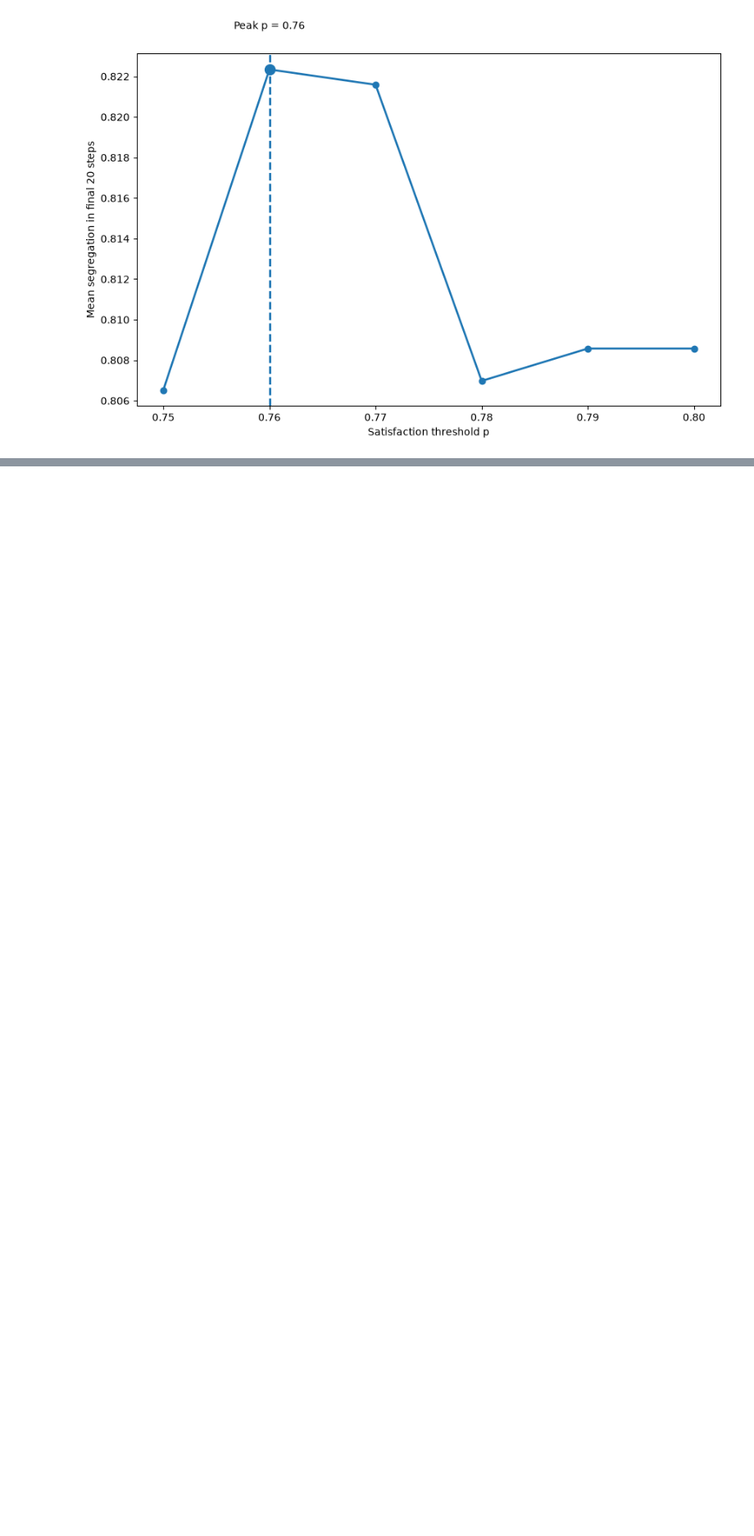
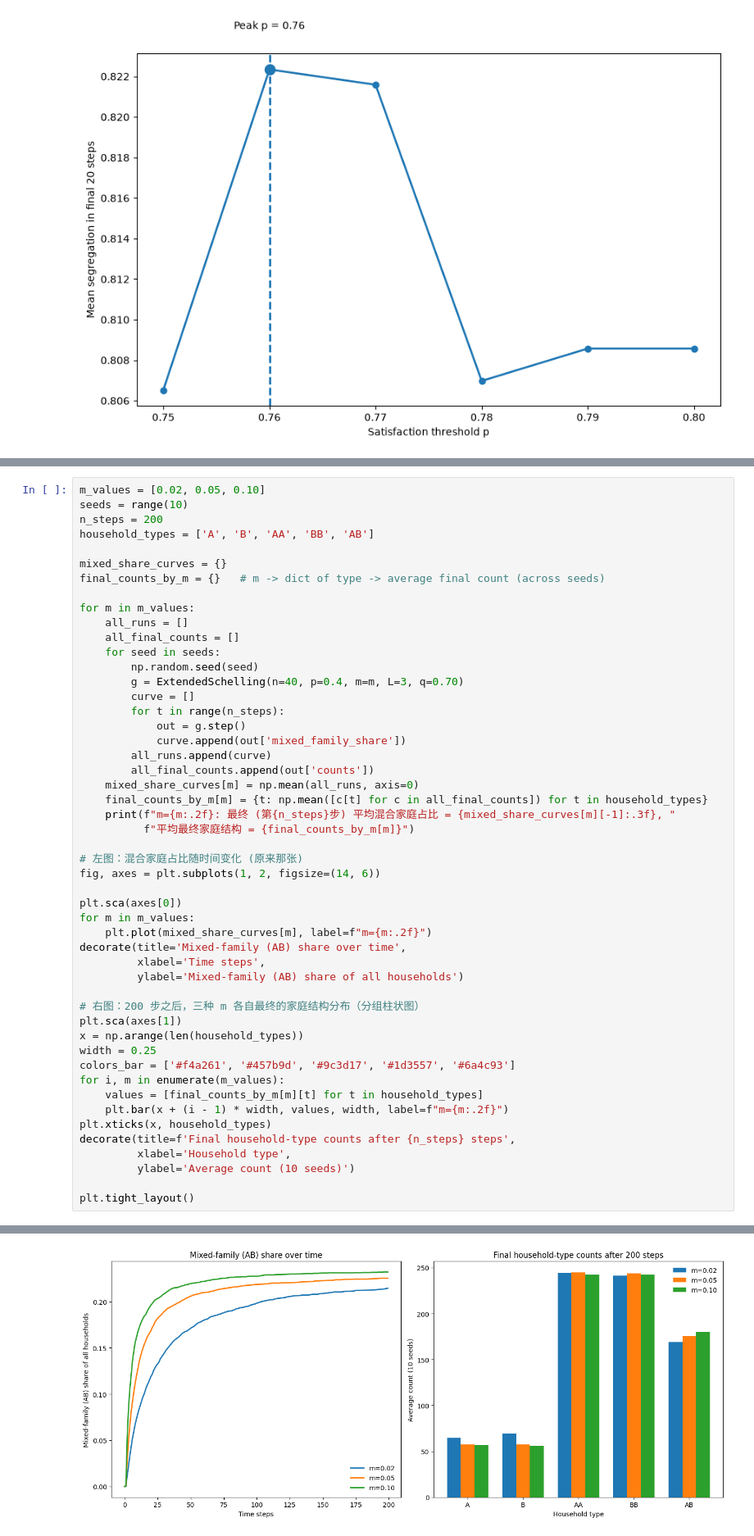
Before and after one commit to DONG-BO-Eric/CITS4403-Project, a Jupyter notebook: code/project.ipynb, the cells around one changed output, grey strips where cells are left out. Shown at 82% size. Drawn from its saved outputs; the diff is of its cells as text; blank space fills up the shorter version.

```diff
--- a/code/project.ipynb
+++ b/code/project.ipynb
@@ -425,0 +860,51 @@ Maximum segregation = 0.8223425000990587
+# %%
+m_values = [0.02, 0.05, 0.10]
+seeds = range(10)
+n_steps = 200
+household_types = ['A', 'B', 'AA', 'BB', 'AB']
+
+mixed_share_curves = {}
+final_counts_by_m = {}   # m -> dict of type -> average final count (across seeds)
+
+for m in m_values:
+    all_runs = []
+    all_final_counts = []
+    for seed in seeds:
+        np.random.seed(seed)
+        g = ExtendedSchelling(n=40, p=0.4, m=m, L=3, q=0.70)
+        curve = []
+        for t in range(n_steps):
+            out = g.step()
+            curve.append(out['mixed_family_share'])
+        all_runs.append(curve)
+        all_final_counts.append(out['counts'])
+    mixed_share_curves[m] = np.mean(all_runs, axis=0)
+    final_counts_by_m[m] = {t: np.mean([c[t] for c in all_final_counts]) for t in household_types}
+    print(f"m={m:.2f}: 最终 (第{n_steps}步) 平均混合家庭占比 = {mixed_share_curves[m][-1]:.3f}, "
+          f"平均最终家庭结构 = {final_counts_by_m[m]}")
+
+# 左图：混合家庭占比随时间变化 (原来那张)
+fig, axes = plt.subplots(1, 2, figsize=(14, 6))
+
+plt.sca(axes[0])
+for m in m_values:
+    plt.plot(mixed_share_curves[m], label=f"m={m:.2f}")
+decorate(title='Mixed-family (AB) share over time',
+         xlabel='Time steps',
+         ylabel='Mixed-family (AB) share of all households')
+
+# 右图：200 步之后，三种 m 各自最终的家庭结构分布（分组柱状图）
+plt.sca(axes[1])
+x = np.arange(len(household_types))
+width = 0.25
+colors_bar = ['#f4a261', '#457b9d', '#9c3d17', '#1d3557', '#6a4c93']
+for i, m in enumerate(m_values):
+    values = [final_counts_by_m[m][t] for t in household_types]
+    plt.bar(x + (i - 1) * width, values, width, label=f"m={m:.2f}")
+plt.xticks(x, household_types)
+decorate(title=f'Final household-type counts after {n_steps} steps',
+         xlabel='Household type',
+         ylabel='Average count (10 seeds)')
+
+plt.tight_layout()
+# %% [output]
@@ -425,0 +914 @@ Maximum segregation = 0.8223425000990587
+[figure, added]
```
Also changed, not shown: parts of 16 cells of this notebook.
